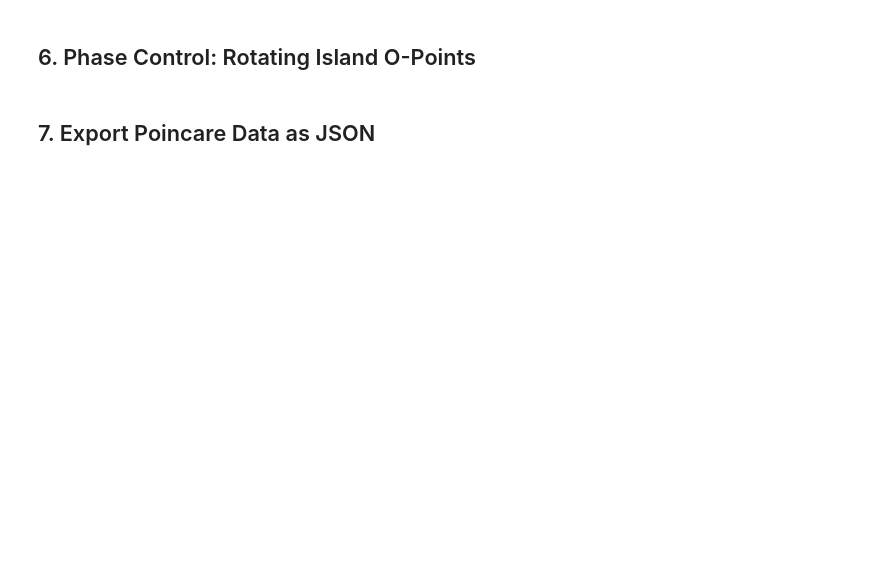
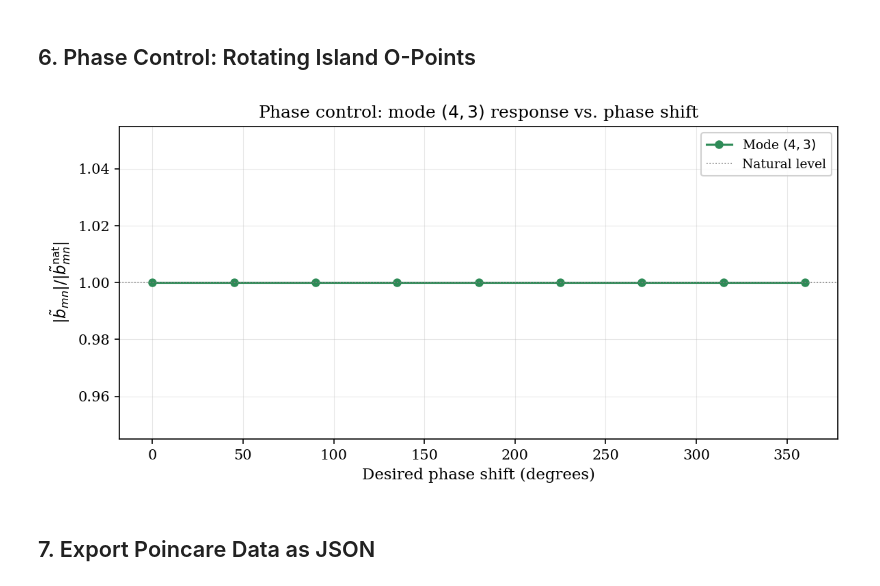
Before and after one commit to WenyinWei/pyna, a Jupyter notebook: notebooks/tutorials/stellarator_island_control.ipynb, the cells around one changed output. Drawn from its saved outputs; the diff is of its cells as text; code cells hidden in the pictures; blank space fills up the shorter version.

```diff
--- a/notebooks/tutorials/stellarator_island_control.ipynb
+++ b/notebooks/tutorials/stellarator_island_control.ipynb
@@ -429,7 +467,7 @@ else:
 # %%
 # Phase control: vary desired island O-point phase
 # Show how island amplitude responds when coils are phase-shifted
-phase_shifts = np.linspace(0, 2*np.pi, 17)
+phase_shifts = np.linspace(0, 2*np.pi, 9)
 b_phase = []
 
 for dphase in phase_shifts:
@@ -441,7 +479,7 @@ for dphase in phase_shifts:
         stella, cc_p,
         target_m=TARGET_M, target_n=TARGET_N,
         desired_phase_shift=dphase,
-        I_max=1500.0, n_theta=20, n_phi=20,
+        I_max=1500.0, n_theta=8, n_phi=8,
     )
 
     # Build coil_field_func for THIS phase-shifted coil set with optimized currents
@@ -449,34 +487,36 @@ for dphase in phase_shifts:
         def __init__(self, coils, currents):
             self.pairs = list(zip(coils, currents))
     pcoils = _PhaseCoilSet(cc_p.coils, I_p)
 
     def phase_coil_field_func(R, Z, phi, _pairs=pcoils.pairs):
         R, Z, phi = float(R), float(Z), float(phi)
         R_arr = np.array([[R]]); Z_arr = np.array([[Z]]); phi_arr = np.array([[phi]])
         br = bz = bp_val = 0.0
         for pts, I in _pairs:
             _br, _bz, _bp = Biot_Savart_field(pts, float(I), R_arr, Z_arr, phi_arr)
             br += float(_br); bz += float(_bz); bp_val += float(_bp)
         return np.array([br, bz, bp_val])
 
     b_p = compute_resonant_amplitude(
         phase_coil_field_func, psi_res_target, TARGET_M, TARGET_N, stella,
-        n_theta=16, n_phi=16
+        n_theta=8, n_phi=8
     )
     b_phase.append(abs(b_nat + b_p))
 
 fig, ax = plt.subplots(figsize=(8, 4))
 ax.plot(np.degrees(phase_shifts), np.array(b_phase)/abs(b_nat), '-o', ms=5,
         color='seagreen', label=f'Mode $({TARGET_M},{TARGET_N})$')
 ax.axhline(1, color='gray', ls=':', lw=0.8, label='Natural level')
 ax.set_xlabel('Desired phase shift (degrees)', fontsize=11)
 ax.set_ylabel(r'$|\tilde{b}_{mn}| / |\tilde{b}_{mn}^{\rm nat}|$', fontsize=11)
 ax.set_title(f'Phase control: mode $({TARGET_M},{TARGET_N})$ response vs. phase shift', fontsize=12)
 ax.grid(True, alpha=0.3, lw=0.5)
 ax.legend(fontsize=9, framealpha=0.9)
 plt.tight_layout()
 plt.savefig('phase_control.png', dpi=150, bbox_inches='tight')
 plt.show()
+# %% [output]
+[figure, added]
 # %% [markdown]
 ## 7. Export Poincare Data as JSON
 # %%
```
Also changed, not shown: parts of 26 cells of this notebook, 10 other files.
